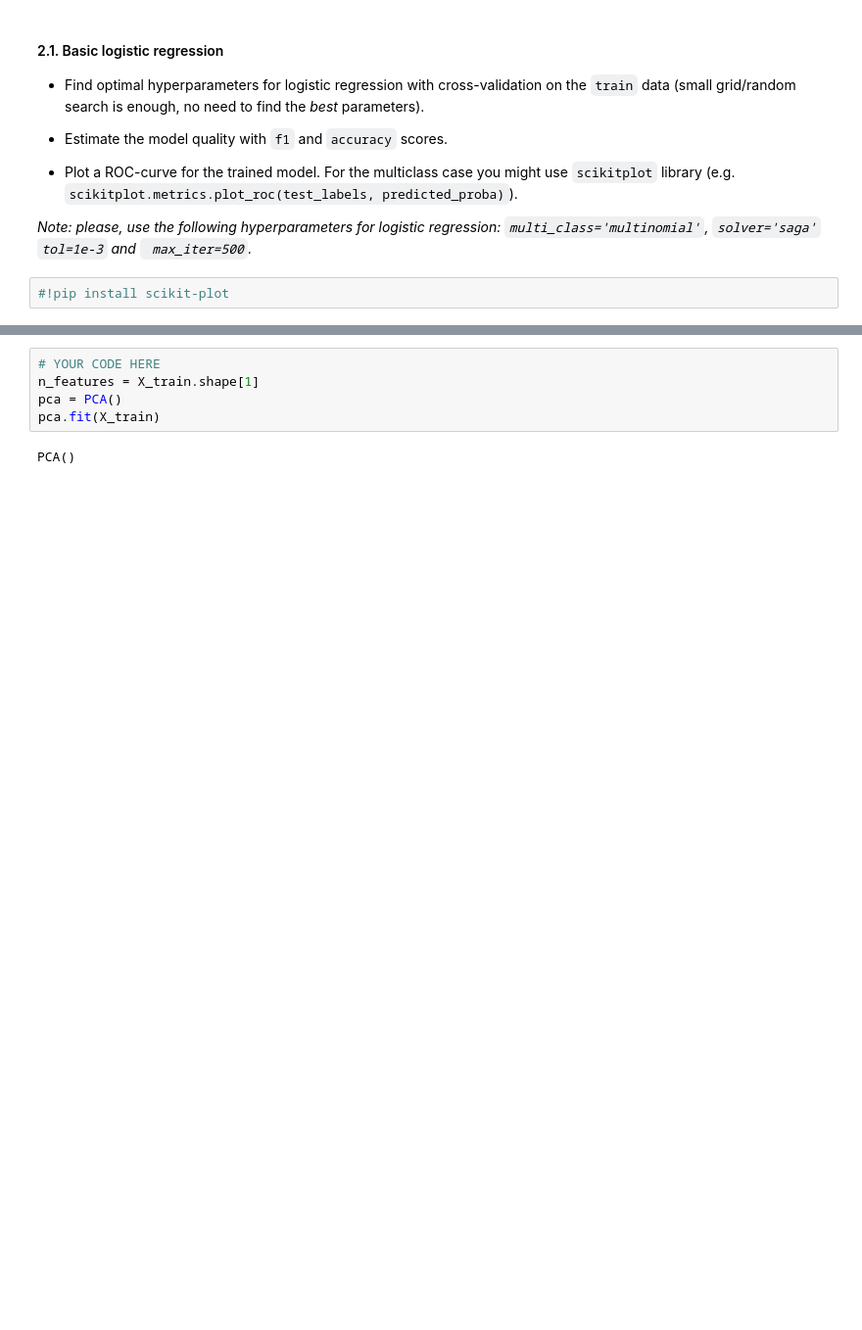
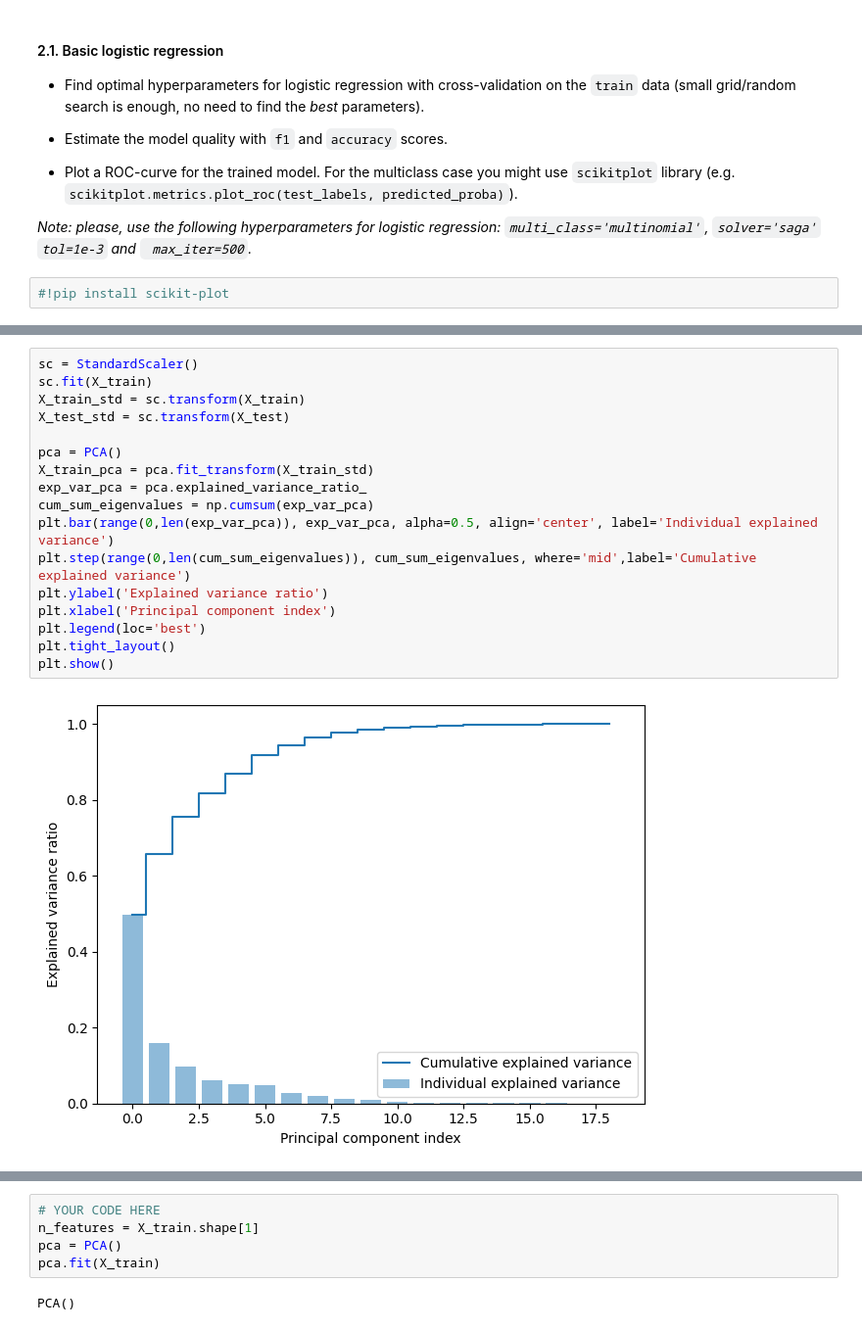
Before and after one commit to romaz21/ml-course, a Jupyter notebook: homeworks/lab01_ml_pipeline/lab01_part2_ml_pipeline.ipynb, the cells around one changed output, grey strips where cells are left out. Shown: that part at 98% size. Cells and saved outputs as stored; diff of their text form; blank space fills up the shorter version.

```diff
--- a/homeworks/lab01_ml_pipeline/lab01_part2_ml_pipeline.ipynb
+++ b/homeworks/lab01_ml_pipeline/lab01_part2_ml_pipeline.ipynb
@@ -171,0 +178,19 @@ array([0.62476661, 0.98537853, 0.99175353, 0.99598726, 0.99746487,
+# %%
+sc = StandardScaler()
+sc.fit(X_train)
+X_train_std = sc.transform(X_train)
+X_test_std = sc.transform(X_test)
+
+pca = PCA()
+X_train_pca = pca.fit_transform(X_train_std)
+exp_var_pca = pca.explained_variance_ratio_
+cum_sum_eigenvalues = np.cumsum(exp_var_pca)
+plt.bar(range(0,len(exp_var_pca)), exp_var_pca, alpha=0.5, align='center', label='Individual explained variance')
+plt.step(range(0,len(cum_sum_eigenvalues)), cum_sum_eigenvalues, where='mid',label='Cumulative explained variance')
+plt.ylabel('Explained variance ratio')
+plt.xlabel('Principal component index')
+plt.legend(loc='best')
+plt.tight_layout()
+plt.show()
+# %% [output]
+[figure, added]
```
Also changed, not shown: parts of 34 cells of this notebook.
